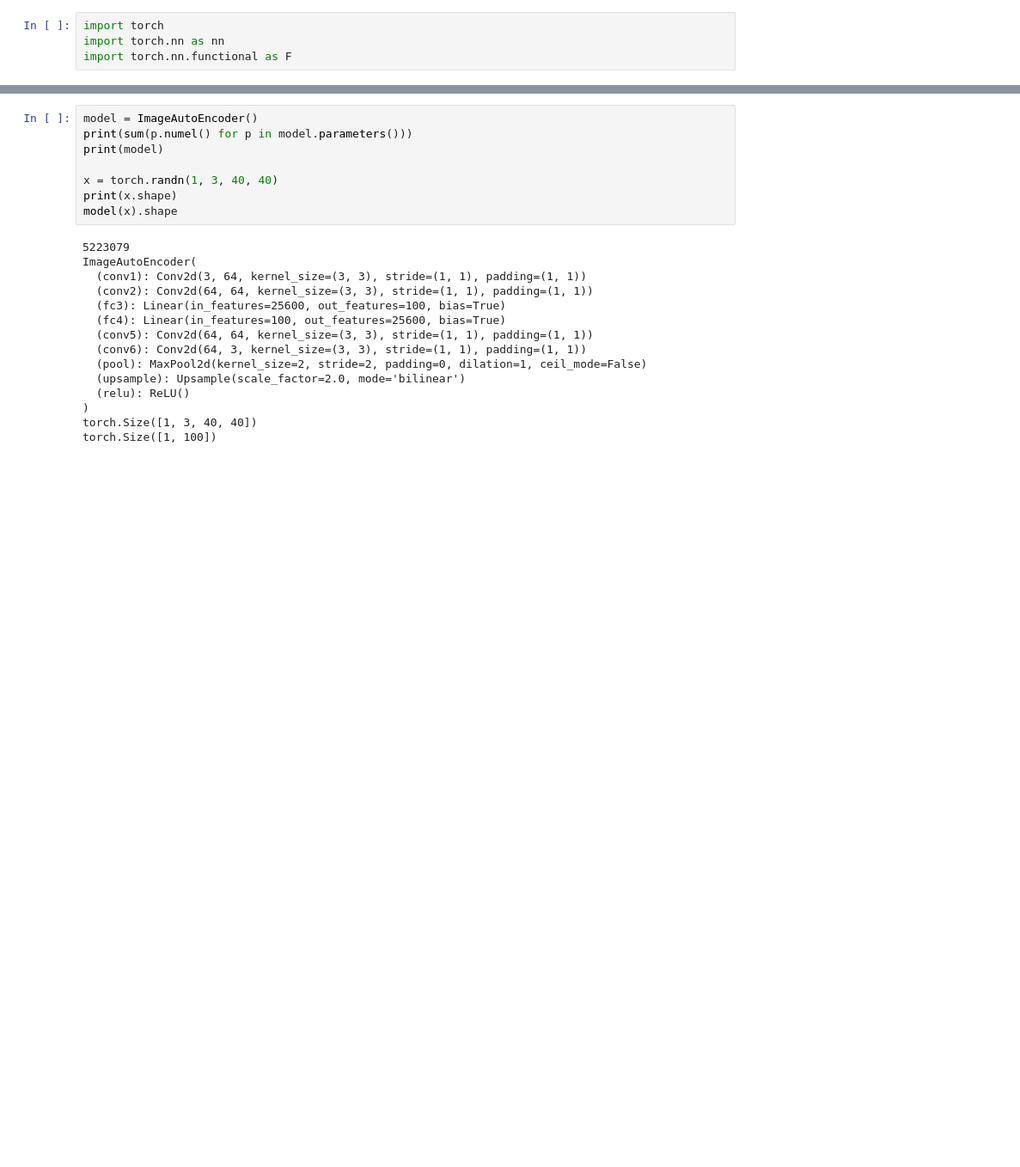
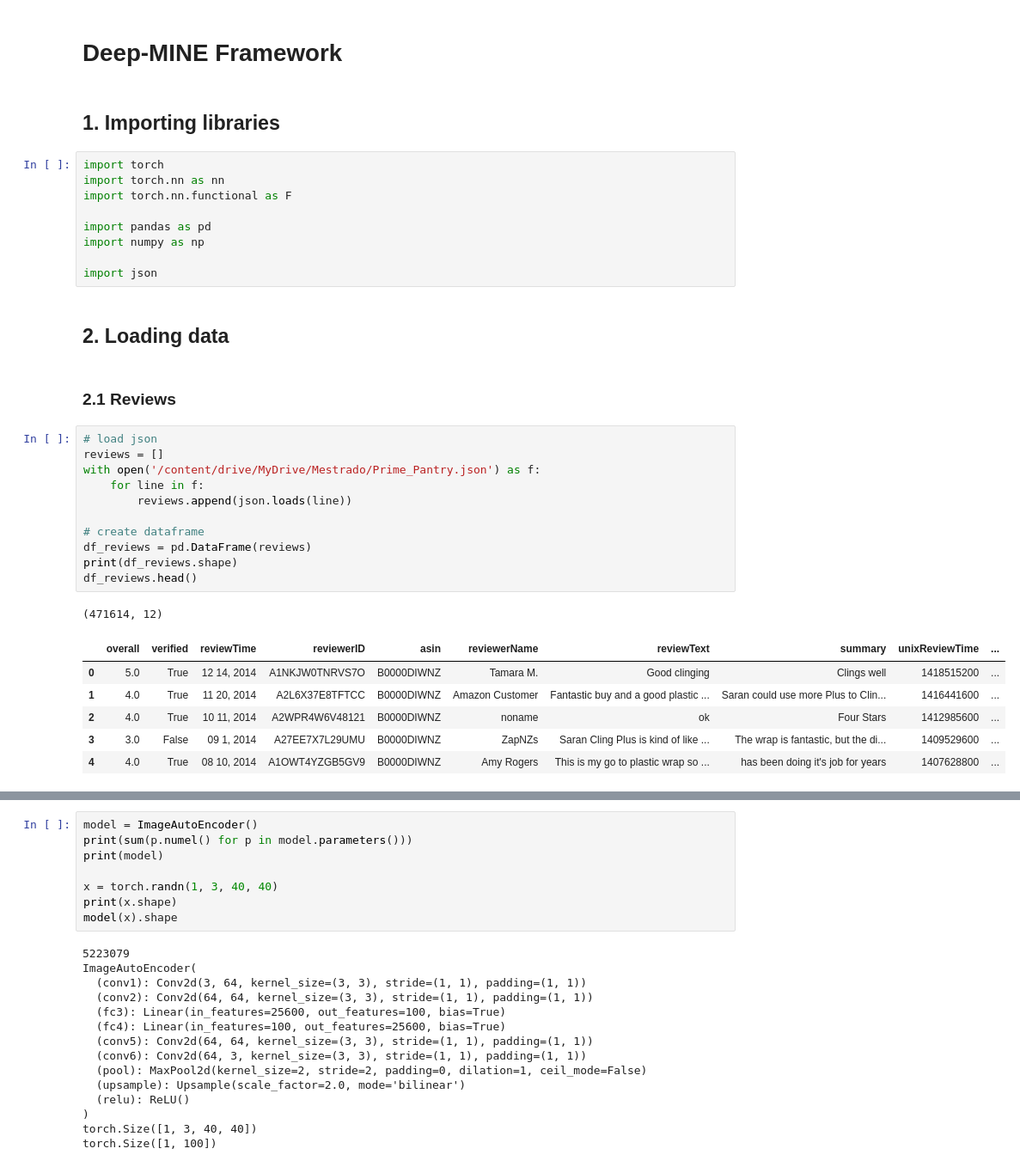
Before and after one commit to vichShir/deep-mine, a Jupyter notebook: Deep_MINE.ipynb, the cells around one changed output, grey strips where cells are left out. Shown: that part at 86% size. Drawn from its saved outputs; the diff is of its cells as text; blank space fills up the shorter version.

Commit message:
Updated notebook with data loading

```diff
--- a/Deep_MINE.ipynb
+++ b/Deep_MINE.ipynb
@@ -1,4 +1,36 @@
+# %% [markdown]
+# Deep-MINE Framework
+# %% [markdown]
+## 1. Importing libraries
 # %%
 import torch
 import torch.nn as nn
 import torch.nn.functional as F
+
+import pandas as pd
+import numpy as np
+
+import json
+# %% [markdown]
+## 2. Loading data
+# %% [markdown]
+### 2.1 Reviews
+# %%
+# load json
+reviews = []
+with open('/content/drive/MyDrive/Mestrado/Prime_Pantry.json') as f:
+    for line in f:
+        reviews.append(json.loads(line))
+
+# create dataframe
+df_reviews = pd.DataFrame(reviews)
+print(df_reviews.shape)
+df_reviews.head()
+# %% [output]
+(471614, 12)
+|  | overall | verified | reviewTime | reviewerID | asin | reviewerName | reviewText | summary | unixReviewTime | ... |
+| 0 | 5.0 | True | 12 14, 2014 | A1NKJW0TNRVS7O | B0000DIWNZ | Tamara M. | Good clinging | Clings well | 1418515200 | ... |
+| 1 | 4.0 | True | 11 20, 2014 | A2L6X37E8TFTCC | B0000DIWNZ | Amazon Customer | Fantastic buy and a good plastic ... | Saran could use more Plus to Clin... | 1416441600 | ... |
+| 2 | 4.0 | True | 10 11, 2014 | A2WPR4W6V48121 | B0000DIWNZ | noname | ok | Four Stars | 1412985600 | ... |
+| 3 | 3.0 | False | 09 1, 2014 | A27EE7X7L29UMU | B0000DIWNZ | ZapNZs | Saran Cling Plus is kind of like ... | The wrap is fantastic, but the di... | 1409529600 | ... |
+| 4 | 4.0 | True | 08 10, 2014 | A1OWT4YZGB5GV9 | B0000DIWNZ | Amy Rogers | This is my go to plastic wrap so ... | has been doing it's job for years | 1407628800 | ... |
```
Also changed, not shown: parts of 15 cells of this notebook.
